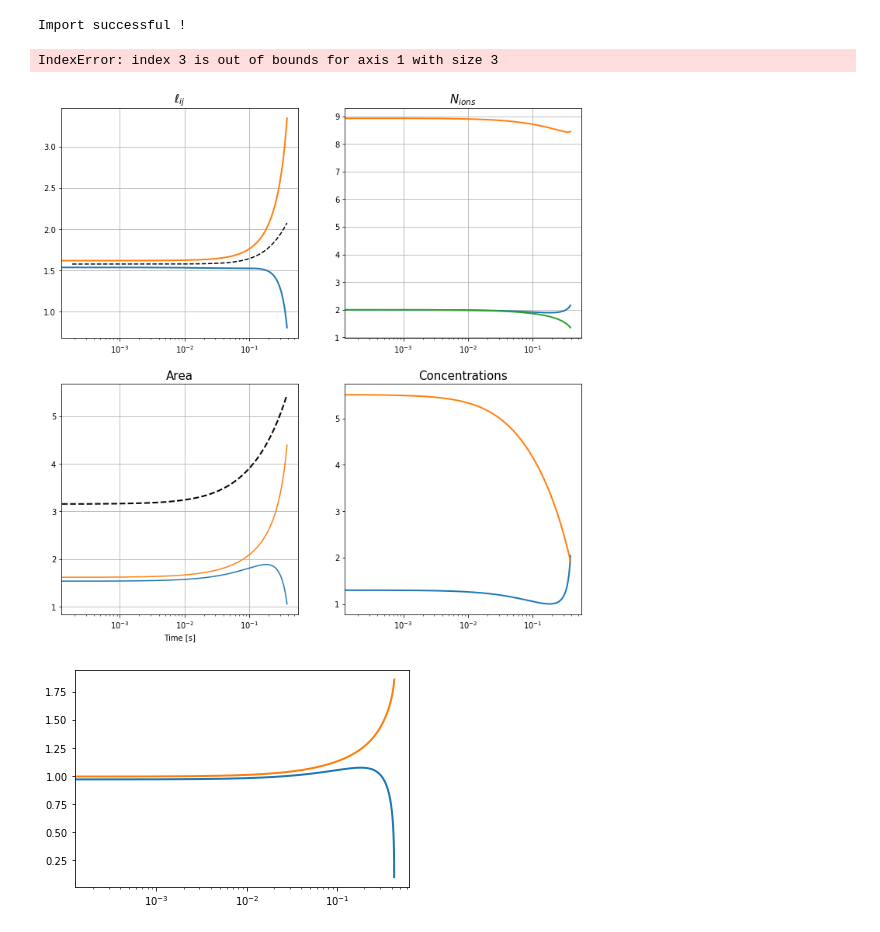
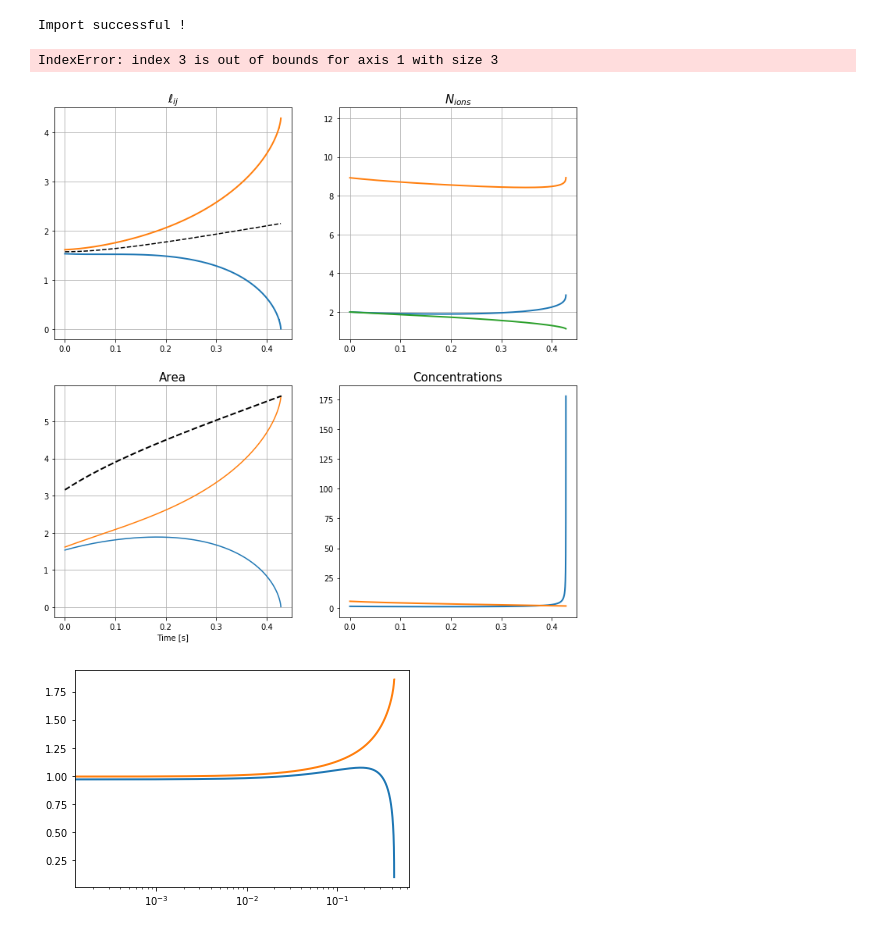
Before and after one commit to VirtualEmbryo/hydroosmotic_chain, a Jupyter notebook: _notebook/tests.ipynb, the cells around one changed output. Saved outputs shown, nothing was run; the diff lists cells and outputs as text; code cells hidden in the pictures.

```diff
--- a/_notebook/tests.ipynb
+++ b/_notebook/tests.ipynb
@@ -27,15 +27,15 @@ conf, ch = chain.load_config(os.path.join(path, 'config.conf'))
 # %%
 L, nion, pos = tools.load_file(os.path.join(path, 'sim_all.dat'), hydroosmotic=True)
 ell = tools.load_brfile(os.path.join(path, 'sim_bridges.dat'))
 show_area=True
 savefig=False
-x_log = True
+x_log = 0
 y_log = 0
 tools.plot_evolution(L, ell, nion, savename='', show_totalarea=show_area, savefig=savefig, x_logscale=x_log, y_logscale=y_log, figsize=(12, 12))
 # %% [output]
 Import successful !
 IndexError: index 3 is out of bounds for axis 1 with size 3
-[figure, old version]
+[figure, new version]
 # %%
 plt.xscale('log')
 for k in range(1, len(L[0])) :
```
Also changed, not shown: 1 other file.
